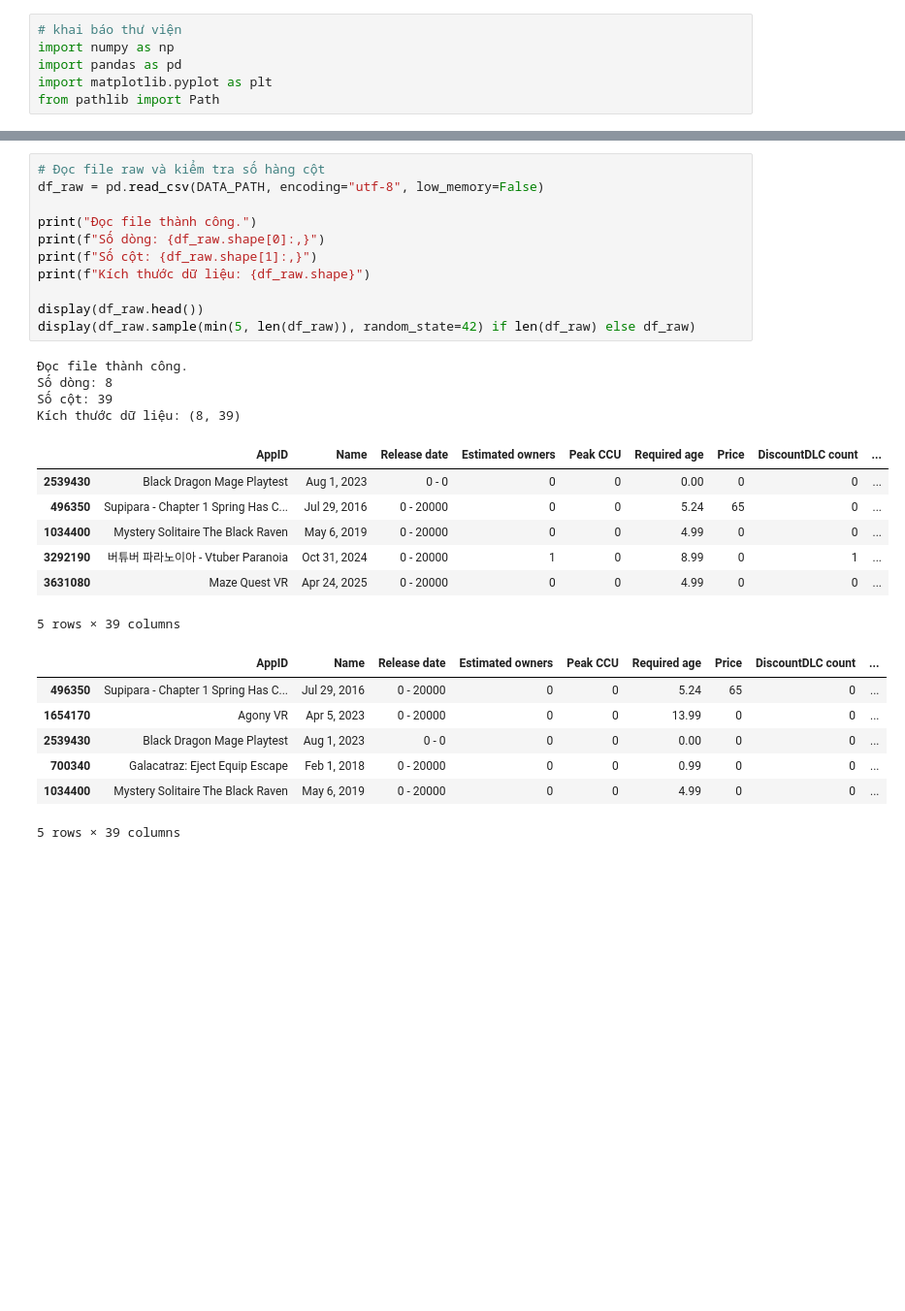
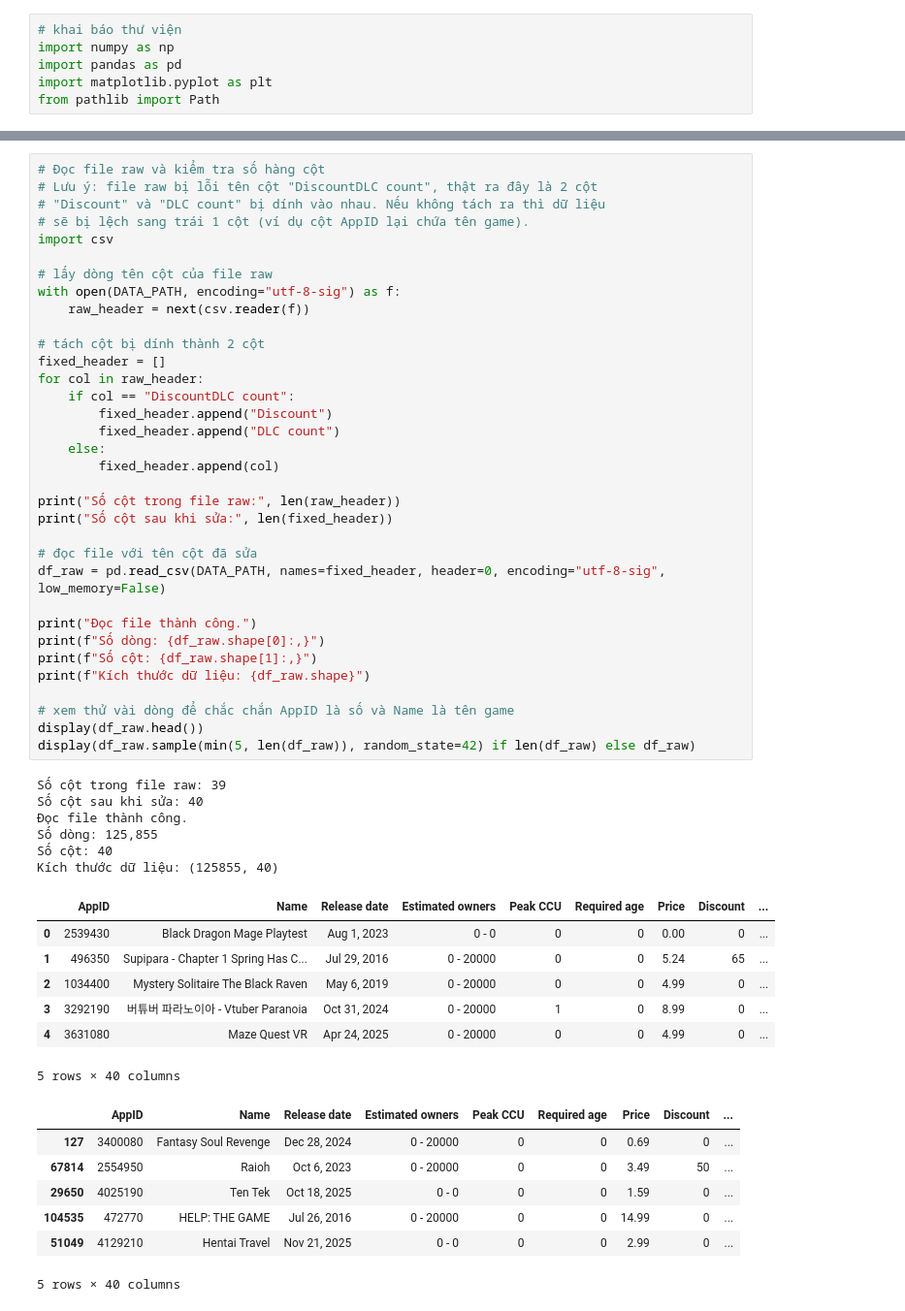
Before and after one commit to huytu059-blip/Games_Data_Science, a Jupyter notebook: notebooks/01_data_quality.ipynb, the cells around one changed output, grey strips where cells are left out. Shown at 97% size. Saved outputs shown, nothing was run; the diff lists cells and outputs as text; blank space fills up the shorter version.

Commit message:
Sửa reduce_raw: thêm Achievements, bỏ 6 cột không dùng; sửa lỗi lệch cột trong data quality

```diff
--- a/notebooks/01_data_quality.ipynb
+++ b/notebooks/01_data_quality.ipynb
@@ -28,33 +28,58 @@ if not DATA_PATH.exists():
 # %%
 # Đọc file raw và kiểm tra số hàng cột
-df_raw = pd.read_csv(DATA_PATH, encoding="utf-8", low_memory=False)
+# Lưu ý: file raw bị lỗi tên cột "DiscountDLC count", thật ra đây là 2 cột
+# "Discount" và "DLC count" bị dính vào nhau. Nếu không tách ra thì dữ liệu
+# sẽ bị lệch sang trái 1 cột (ví dụ cột AppID lại chứa tên game).
+import csv
+
+# lấy dòng tên cột của file raw
+with open(DATA_PATH, encoding="utf-8-sig") as f:
+    raw_header = next(csv.reader(f))
+
+# tách cột bị dính thành 2 cột
+fixed_header = []
+for col in raw_header:
+    if col == "DiscountDLC count":
+        fixed_header.append("Discount")
+        fixed_header.append("DLC count")
+    else:
+        fixed_header.append(col)
+
+print("Số cột trong file raw:", len(raw_header))
+print("Số cột sau khi sửa:", len(fixed_header))
+
+# đọc file với tên cột đã sửa
+df_raw = pd.read_csv(DATA_PATH, names=fixed_header, header=0, encoding="utf-8-sig", low_memory=False)
 
 print("Đọc file thành công.")
 print(f"Số dòng: {df_raw.shape[0]:,}")
 print(f"Số cột: {df_raw.shape[1]:,}")
 print(f"Kích thước dữ liệu: {df_raw.shape}")
 
+# xem thử vài dòng để chắc chắn AppID là số và Name là tên game
 display(df_raw.head())
 display(df_raw.sample(min(5, len(df_raw)), random_state=42) if len(df_raw) else df_raw)
 # %% [output]
+Số cột trong file raw: 39
+Số cột sau khi sửa: 40
 Đọc file thành công.
-Số dòng: 8
-Số cột: 39
-Kích thước dữ liệu: (8, 39)
+Số dòng: 125,855
+Số cột: 40
+Kích thước dữ liệu: (125855, 40)
-|  | AppID | Name | Release date | Estimated owners | Peak CCU | Required age | Price | DiscountDLC count | ... |
-| 2539430 | Black Dragon Mage Playtest | Aug 1, 2023 | 0 - 0 | 0 | 0 | 0.00 | 0 | 0 | ... |
-| 496350 | Supipara - Chapter 1 Spring Has C... | Jul 29, 2016 | 0 - 20000 | 0 | 0 | 5.24 | 65 | 0 | ... |
-| 1034400 | Mystery Solitaire The Black Raven | May 6, 2019 | 0 - 20000 | 0 | 0 | 4.99 | 0 | 0 | ... |
-| 3292190 | 버튜버 파라노이아 - Vtuber Paranoia | Oct 31, 2024 | 0 - 20000 | 1 | 0 | 8.99 | 0 | 1 | ... |
-| 3631080 | Maze Quest VR | Apr 24, 2025 | 0 - 20000 | 0 | 0 | 4.99 | 0 | 0 | ... |
+|  | AppID | Name | Release date | Estimated owners | Peak CCU | Required age | Price | Discount | ... |
+| 0 | 2539430 | Black Dragon Mage Playtest | Aug 1, 2023 | 0 - 0 | 0 | 0 | 0.00 | 0 | ... |
+| 1 | 496350 | Supipara - Chapter 1 Spring Has C... | Jul 29, 2016 | 0 - 20000 | 0 | 0 | 5.24 | 65 | ... |
+| 2 | 1034400 | Mystery Solitaire The Black Raven | May 6, 2019 | 0 - 20000 | 0 | 0 | 4.99 | 0 | ... |
+| 3 | 3292190 | 버튜버 파라노이아 - Vtuber Paranoia | Oct 31, 2024 | 0 - 20000 | 1 | 0 | 8.99 | 0 | ... |
+| 4 | 3631080 | Maze Quest VR | Apr 24, 2025 | 0 - 20000 | 0 | 0 | 4.99 | 0 | ... |
-5 rows × 39 columns
+5 rows × 40 columns
-|  | AppID | Name | Release date | Estimated owners | Peak CCU | Required age | Price | DiscountDLC count | ... |
-| 496350 | Supipara - Chapter 1 Spring Has C... | Jul 29, 2016 | 0 - 20000 | 0 | 0 | 5.24 | 65 | 0 | ... |
-| 1654170 | Agony VR | Apr 5, 2023 | 0 - 20000 | 0 | 0 | 13.99 | 0 | 0 | ... |
-| 2539430 | Black Dragon Mage Playtest | Aug 1, 2023 | 0 - 0 | 0 | 0 | 0.00 | 0 | 0 | ... |
-| 700340 | Galacatraz: Eject Equip Escape | Feb 1, 2018 | 0 - 20000 | 0 | 0 | 0.99 | 0 | 0 | ... |
-| 1034400 | Mystery Solitaire The Black Raven | May 6, 2019 | 0 - 20000 | 0 | 0 | 4.99 | 0 | 0 | ... |
+|  | AppID | Name | Release date | Estimated owners | Peak CCU | Required age | Price | Discount | ... |
+| 127 | 3400080 | Fantasy Soul Revenge | Dec 28, 2024 | 0 - 20000 | 0 | 0 | 0.69 | 0 | ... |
+| 67814 | 2554950 | Raioh | Oct 6, 2023 | 0 - 20000 | 0 | 0 | 3.49 | 50 | ... |
+| 29650 | 4025190 | Ten Tek | Oct 18, 2025 | 0 - 0 | 0 | 0 | 1.59 | 0 | ... |
+| 104535 | 472770 | HELP: THE GAME | Jul 26, 2016 | 0 - 20000 | 0 | 0 | 14.99 | 0 | ... |
+| 51049 | 4129210 | Hentai Travel | Nov 21, 2025 | 0 - 0 | 0 | 0 | 2.99 | 0 | ... |
-5 rows × 39 columns
+5 rows × 40 columns
 # %%
 # thông tin dataset raw
 print("----- THÔNG TIN DATASET -----")
```
Also changed, not shown: parts of 9 cells of this notebook, 2 other files.
